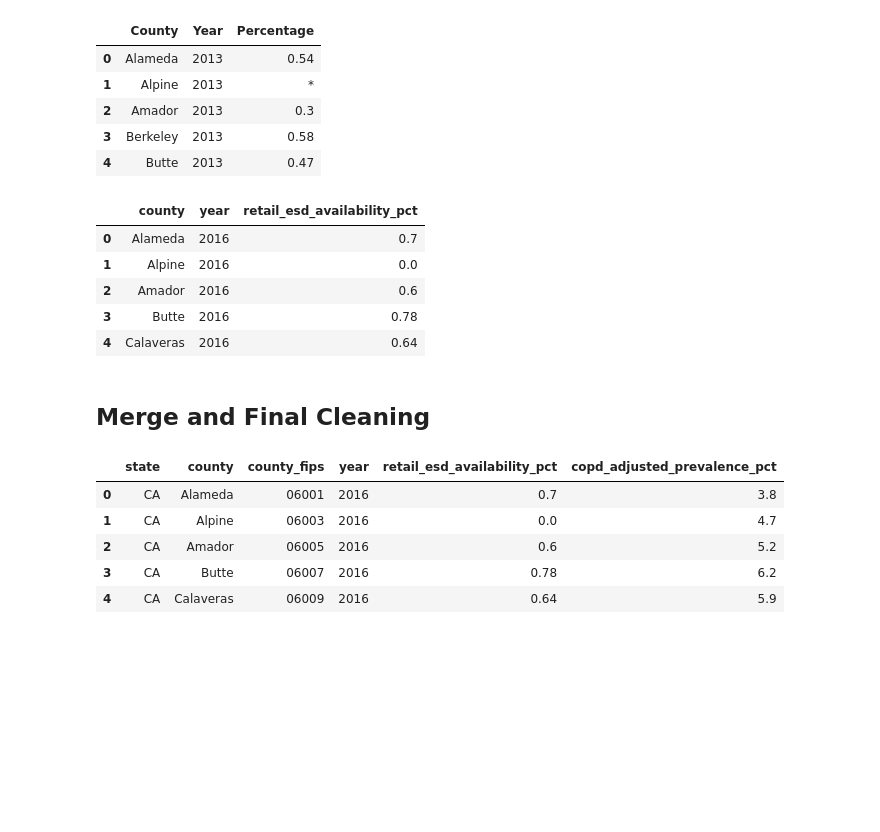
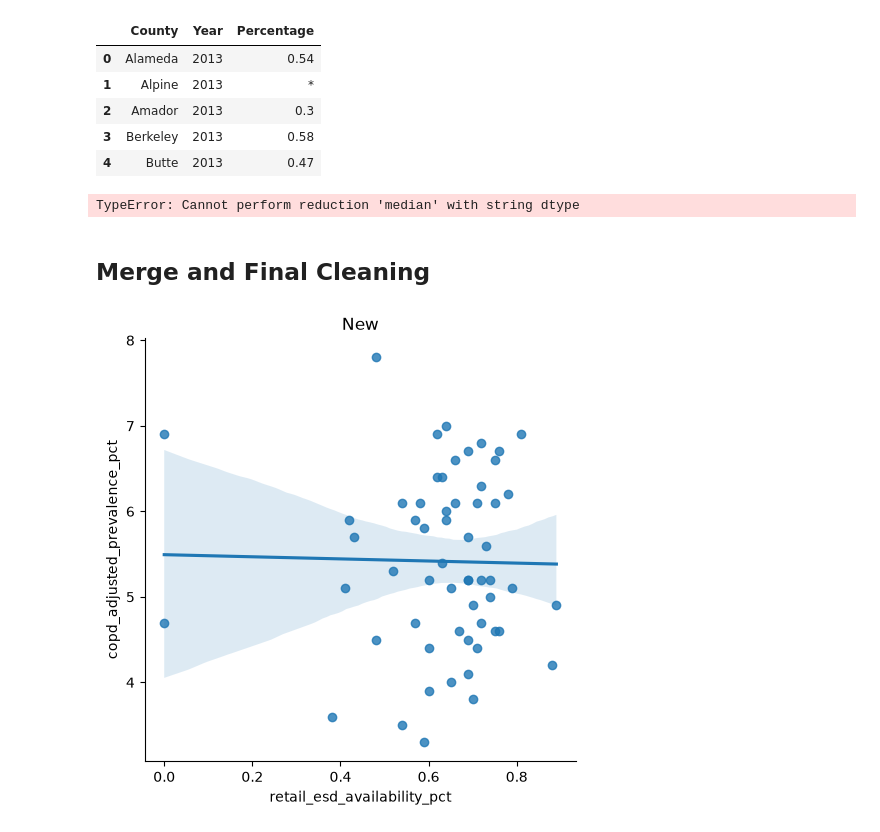
Before and after one commit to ucd-cosmos-data/26-the-data-miners-analysis, a Jupyter notebook: disease_data/datasetcleaning.ipynb, the cells around one changed output. Cells and saved outputs as stored; diff of their text form; code cells hidden in the pictures; blank space fills up the shorter version.

Commit message:
cleaned data in retail availability column

```diff
--- a/disease_data/datasetcleaning.ipynb
+++ b/disease_data/datasetcleaning.ipynb
@@ -126,7 +127,9 @@ retail_clean = (
             df["retail_esd_availability_pct"]
             .astype("string")
             .str.strip()
-            .replace({"*": pd.NA, "": pd.NA}),
+            .replace({"*": pd.NA, 0.0: pd.NA})
+            .astype("Int64")
+            .replace({0.0: pd.NA, df["retail_esd_availability_pct"].median(): pd.NA}),
             errors="coerce",
         ),
     )
@@ -145,61 +148,57 @@ retail_clean = (
 
 retail_clean["retail_esd_availability_pct"] = retail_clean[
     "retail_esd_availability_pct"
-].fillna(retail_clean["retail_esd_availability_pct"].mean())
+].fillna(retail_clean["retail_esd_availability_pct"].median())
+
 
 retail_clean = retail_clean[["county", "year", "retail_esd_availability_pct"]]
 
 if retail_clean["county"].duplicated().any():
     raise ValueError("Retail cleaning still has duplicate county rows.")
 
-if retail_clean.isna().any().any():
-    raise ValueError("Retail cleaning still has missing values before merge.")
+
 
 retail_clean.to_csv(RETAIL_INTERIM_FILE, index=False)
 retail_clean.head()
 # %% [output]
-|  | county | year | retail_esd_availability_pct |
-| 0 | Alameda | 2016 | 0.7 |
-| 1 | Alpine | 2016 | 0.0 |
-| 2 | Amador | 2016 | 0.6 |
-| 3 | Butte | 2016 | 0.78 |
-| 4 | Calaveras | 2016 | 0.64 |
+TypeError: Cannot perform reduction 'median' with string dtype
 # %% [markdown]
 ## Merge and Final Cleaning
 # %%
 merged = retail_clean.merge(copd_clean, on="county", how="left", validate="one_to_one")
 
 merged = (
     merged.assign(
         copd_adjusted_prevalence_pct=lambda df: df["copd_adjusted_prevalence_pct"].round(2),
         retail_esd_availability_pct=lambda df: df["retail_esd_availability_pct"].round(3),
     )
     [
         [
             "state",
             "county",
             "county_fips",
             "year",
             "retail_esd_availability_pct",
             "copd_adjusted_prevalence_pct",
         ]
     ]
     .sort_values("county")
     .reset_index(drop=True)
 )
 
 if merged["county"].duplicated().any():
     raise ValueError("Merged dataset still has duplicate county rows.")
 
 if merged.isna().any().any():
     raise ValueError("Merged dataset still has missing values.")
 
+merged = merged.drop(columns=['year', 'county_fips', 'state'])
+
 merged.to_csv(MERGED_PROCESSED_FILE, index=False)
-merged.head()
+merged
+
+sns.lmplot(x='retail_esd_availability_pct', y='copd_adjusted_prevalence_pct', data=merged)
+plt.title('New')
+plt.show()
 # %% [output]
-|  | state | county | county_fips | year | retail_esd_availability_pct | copd_adjusted_prevalence_pct |
-| 0 | CA | Alameda | 06001 | 2016 | 0.7 | 3.8 |
-| 1 | CA | Alpine | 06003 | 2016 | 0.0 | 4.7 |
-| 2 | CA | Amador | 06005 | 2016 | 0.6 | 5.2 |
-| 3 | CA | Butte | 06007 | 2016 | 0.78 | 6.2 |
-| 4 | CA | Calaveras | 06009 | 2016 | 0.64 | 5.9 |
+[figure, added]
```
Also changed, not shown: parts of 2 cells of this notebook, 2 other files.
